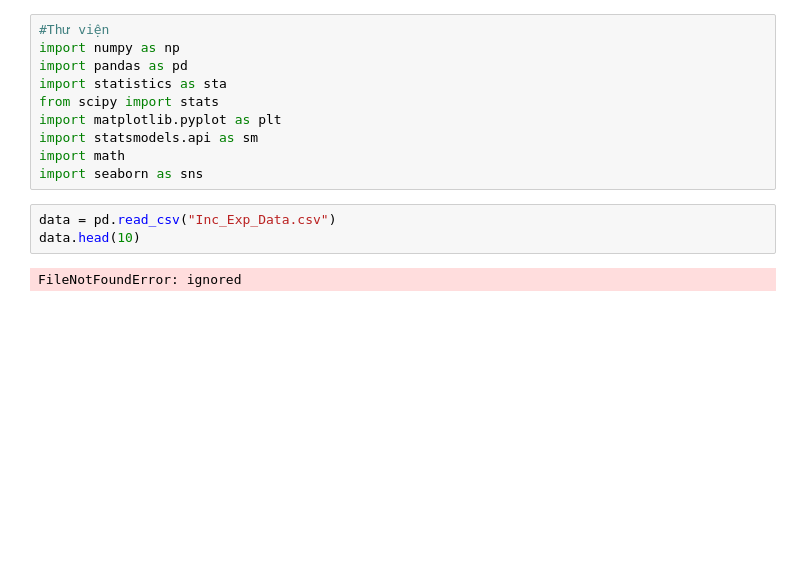
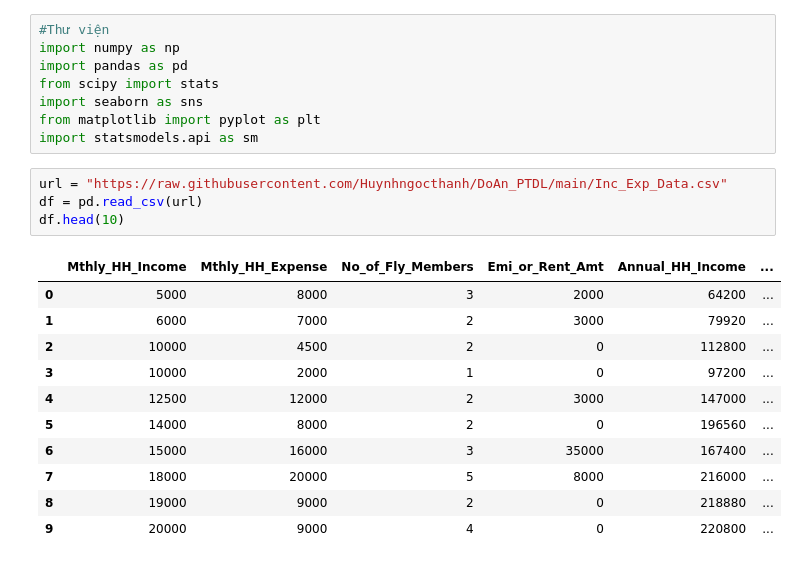
Before and after one commit to Huynhngocthanh/DoAn_PTDL, a Jupyter notebook: PTTK_MoTa.ipynb, the cells around one changed output. Drawn from its saved outputs; the diff is of its cells as text; blank space fills up the shorter version.

```diff
--- a/PTTK_MoTa.ipynb
+++ b/PTTK_MoTa.ipynb
@@ -4,14 +4,23 @@
 #Thư viện
 import numpy as np
 import pandas as pd
-import statistics as sta
 from scipy import stats
-import matplotlib.pyplot as plt
+import seaborn as sns
+from matplotlib import pyplot as plt
 import statsmodels.api as sm
-import math
-import seaborn as sns
-# %%
-data = pd.read_csv("Inc_Exp_Data.csv")
-data.head(10)
-# %% [output]
-FileNotFoundError: ignored
+# %%
+url = "https://raw.githubusercontent.com/Huynhngocthanh/DoAn_PTDL/main/Inc_Exp_Data.csv"
+df = pd.read_csv(url)
+df.head(10)
+# %% [output]
+|  | Mthly_HH_Income | Mthly_HH_Expense | No_of_Fly_Members | Emi_or_Rent_Amt | Annual_HH_Income | ... |
+| 0 | 5000 | 8000 | 3 | 2000 | 64200 | ... |
+| 1 | 6000 | 7000 | 2 | 3000 | 79920 | ... |
+| 2 | 10000 | 4500 | 2 | 0 | 112800 | ... |
+| 3 | 10000 | 2000 | 1 | 0 | 97200 | ... |
+| 4 | 12500 | 12000 | 2 | 3000 | 147000 | ... |
+| 5 | 14000 | 8000 | 2 | 0 | 196560 | ... |
+| 6 | 15000 | 16000 | 3 | 35000 | 167400 | ... |
+| 7 | 18000 | 20000 | 5 | 8000 | 216000 | ... |
+| 8 | 19000 | 9000 | 2 | 0 | 218880 | ... |
+| 9 | 20000 | 9000 | 4 | 0 | 220800 | ... |
```
Also changed, not shown: parts of 8 cells of this notebook.
